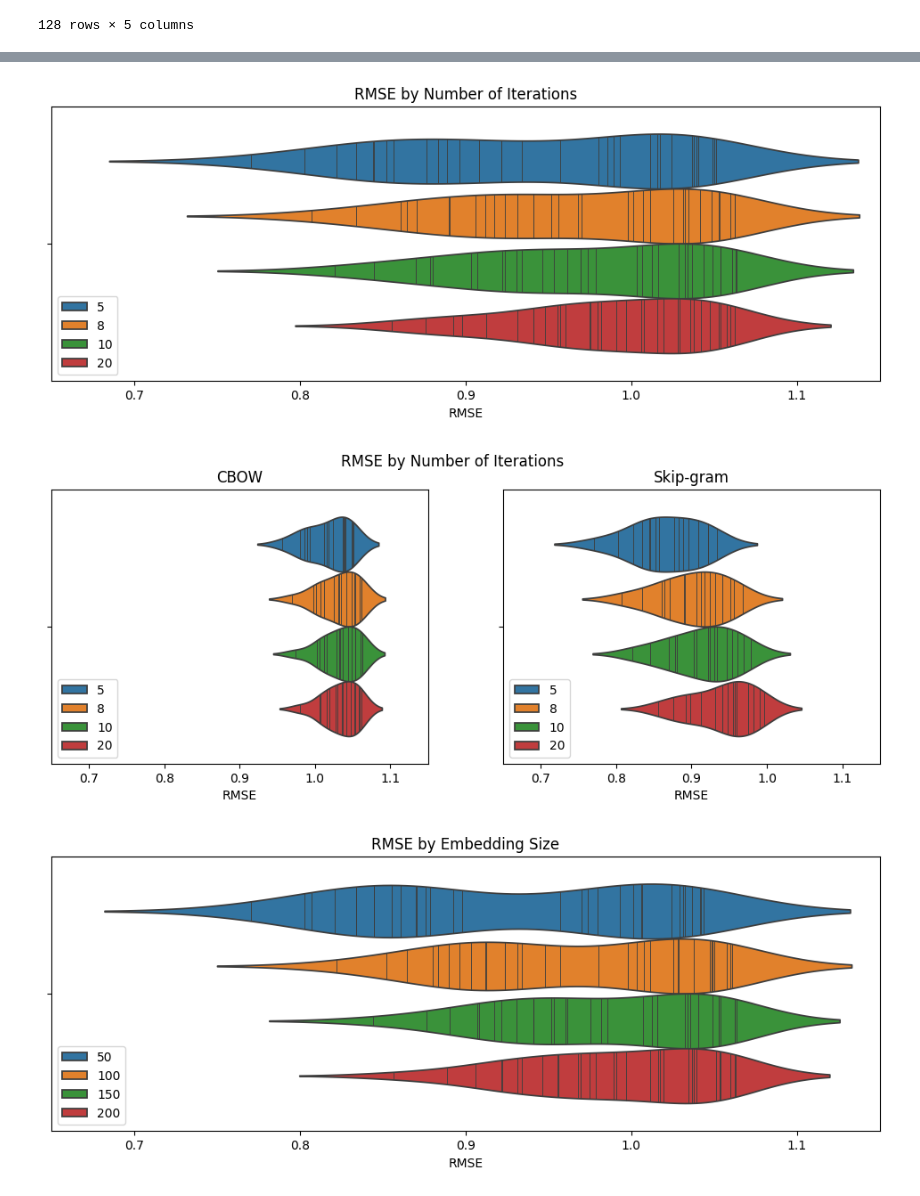
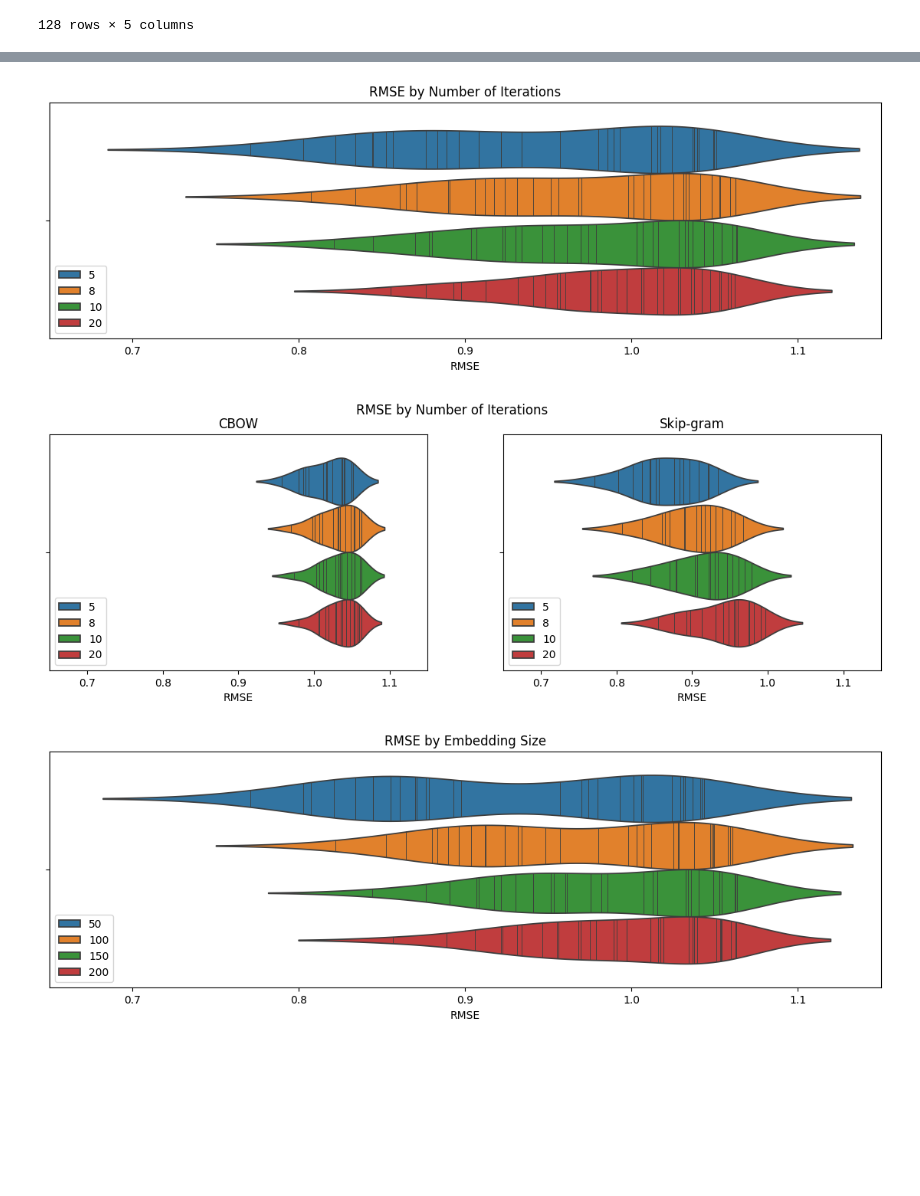
Before and after one commit to vasilva/NLP-word2vec, a Jupyter notebook: Results.ipynb, the cells around one changed output, grey strips where cells are left out. Cells and saved outputs as stored; diff of their text form; code cells hidden in the pictures; blank space fills up the shorter version.

```diff
--- a/Results.ipynb
+++ b/Results.ipynb
@@ -21,10 +21,10 @@ results
 | 127 | 50 | 8 | 8 | Skip-Gram | 0.860637 |
 128 rows × 5 columns
 # %%
-cbow_data = results[results['CBOW or Skip-gram'] == 'CBOW']
-skipgram_data = results[results['CBOW or Skip-gram'] == 'Skip-Gram']
-figsize = (12, 4)
+cbow_data = results[results["CBOW or Skip-gram"] == "CBOW"]
+skipgram_data = results[results["CBOW or Skip-gram"] == "Skip-Gram"]
+figsize = (14, 4)
 xlim = (0.65, 1.15)
-palette = 'tab10'
+palette = "tab10"
 # %%
 plt.figure(figsize=figsize)
@@ -69,42 +95,68 @@ plt.show()
 # %%
 plt.figure(figsize=figsize)
-sns.violinplot(results, x="RMSE", hue="Iter", inner="stick", palette=palette)
+sns.violinplot(
+    results,
+    x="RMSE",
+    hue="Iter",
+    inner="stick",
+    palette=palette,
+)
 plt.xlabel("RMSE")
 plt.title("RMSE by Number of Iterations")
 plt.legend(loc="lower left")
 plt.xlim(xlim)
 plt.show()
 # %% [output]
-[figure, old version]
+[figure, new version]
 # %%
 fig, (ax1, ax2) = plt.subplots(1, 2)
-fig.suptitle('RMSE by Number of Iterations')
+fig.suptitle("RMSE by Number of Iterations")
 fig.set_size_inches(figsize)
 
-sns.violinplot(cbow_data, x="RMSE", hue="Iter", inner="stick",palette=palette, ax=ax1)
-ax1.set_title('CBOW')
+sns.violinplot(
+    cbow_data,
+    x="RMSE",
+    hue="Iter",
+    inner="stick",
+    palette=palette,
+    ax=ax1,
+)
+ax1.set_title("CBOW")
 ax1.set_xlabel("RMSE")
 ax1.set_xlim(xlim)
 ax1.legend(loc="lower left")
 
-sns.violinplot(skipgram_data, x="RMSE", hue="Iter", inner="stick",palette=palette, ax=ax2)
-ax2.set_title('Skip-gram')
+sns.violinplot(
+    skipgram_data,
+    x="RMSE",
+    hue="Iter",
+    inner="stick",
+    palette=palette,
+    ax=ax2,
+)
+ax2.set_title("Skip-gram")
 ax2.set_xlabel("RMSE")
 ax2.set_xlim(xlim)
 ax2.legend(loc="lower left")
 
 plt.show()
 # %% [output]
-[figure, old version]
+[figure, new version]
 # %%
 plt.figure(figsize=figsize)
-sns.violinplot(results, x="RMSE", hue="Size", inner="stick", palette=palette)
+sns.violinplot(
+    results,
+    x="RMSE",
+    hue="Size",
+    inner="stick",
+    palette=palette,
+)
 plt.xlabel("RMSE")
 plt.title("RMSE by Embedding Size")
 plt.legend(loc="lower left")
 plt.xlim(xlim)
 plt.show()
 # %% [output]
-[figure, old version]
+[figure, new version]
 # %%
 fig, (ax1, ax2) = plt.subplots(1, 2)
```
Also changed, not shown: parts of 7 cells of this notebook.
